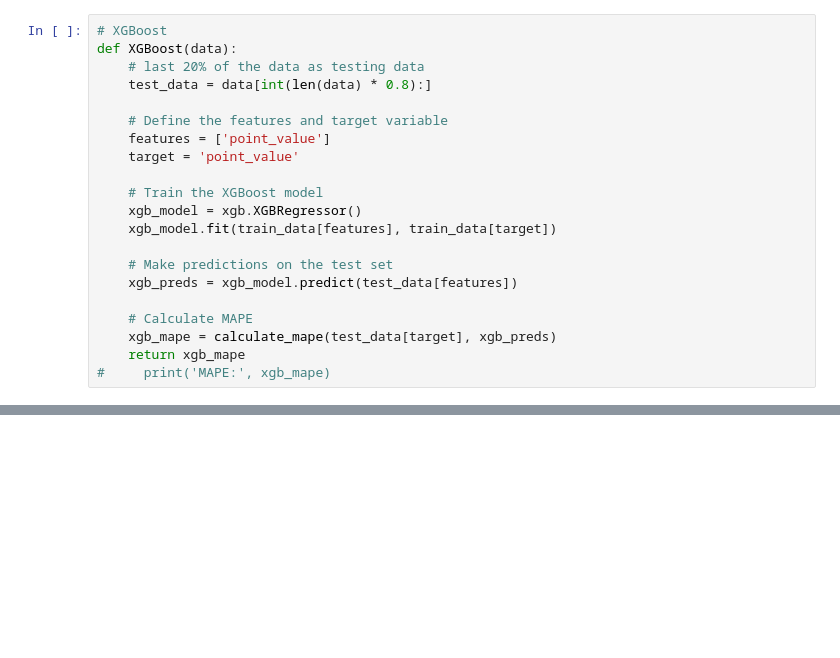
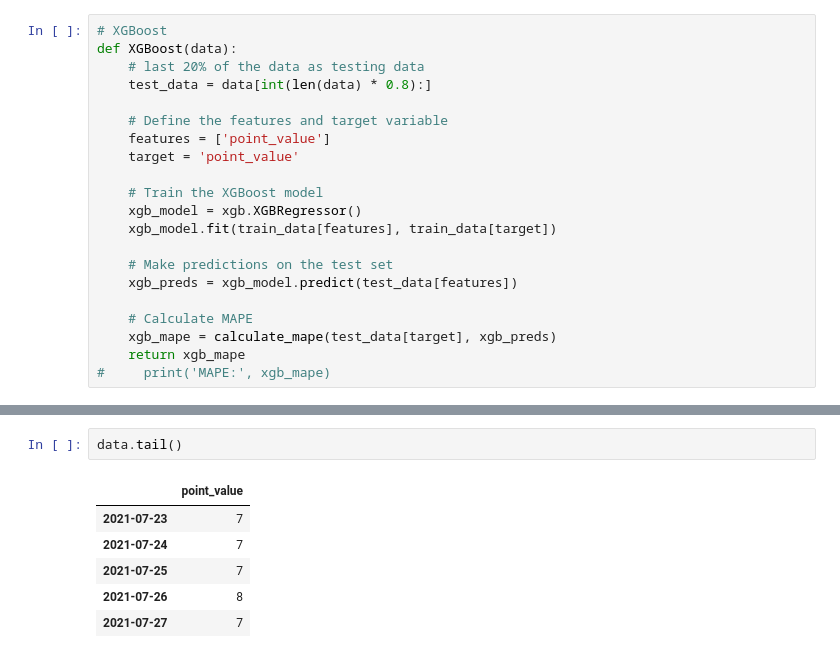
Before and after one commit to Artemis1702/DataGenie-Hackathon, a Jupyter notebook: DataGenie_HaCK.ipynb, the cells around one changed output, grey strips where cells are left out. Saved outputs shown, nothing was run; the diff lists cells and outputs as text; blank space fills up the shorter version.

```diff
--- a/DataGenie HaCK.ipynb
+++ b/DataGenie_HaCK.ipynb
@@ -188,0 +213,9 @@ m
+# %%
+data.tail()
+# %% [output]
+|  | point_value |
+| 2021-07-23 | 7 |
+| 2021-07-24 | 7 |
+| 2021-07-25 | 7 |
+| 2021-07-26 | 8 |
+| 2021-07-27 | 7 |
```
Also changed, not shown: parts of 10 cells of this notebook, 2 other files.
